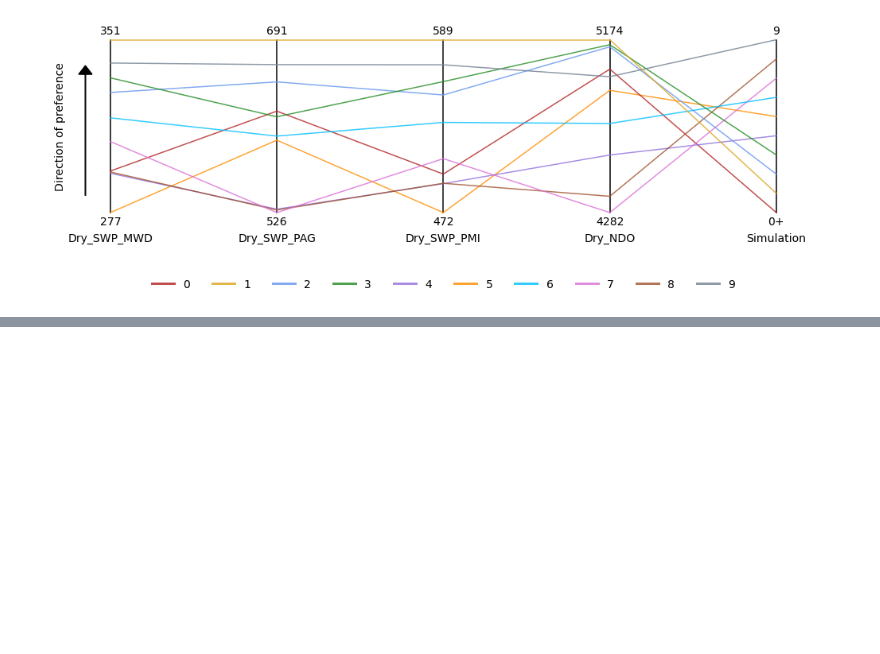
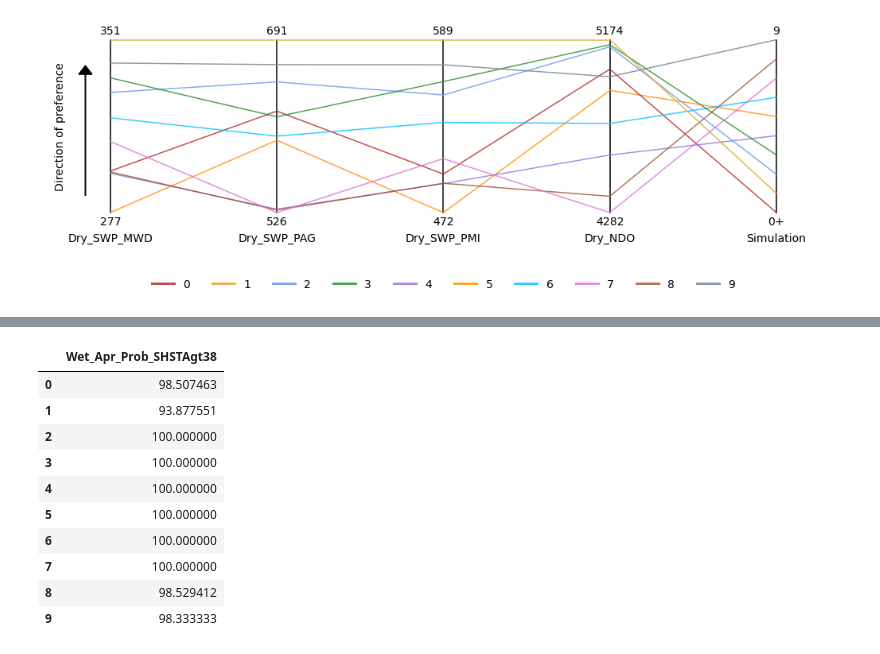
Before and after one commit to canruso/UCW_Story, a Jupyter notebook: EDA_Drought_Sequences.ipynb, the cells around one changed output, grey strips where cells are left out. Saved outputs shown, nothing was run; the diff lists cells and outputs as text; code cells hidden in the pictures; blank space fills up the shorter version.

```diff
--- a/EDA_Drought_Sequences.ipynb
+++ b/EDA_Drought_Sequences.ipynb
@@ -2229,0 +2290,24 @@ custom_parallel_coordinates(dry_metrics_swp_ndo, columns_axes=dry_metrics_swp_nd
+# %%
+temp_dfs = []
+
+for wet_df_name in df_wet_names:
+    wet_df = globals()[wet_df_name]
+    exceedance_result = exceedance_probability(wet_df, "S_SHSTA_", 3800, 4, "temp")
+    probability_value = exceedance_result.iloc[0, 0]
+    temp_df = pd.DataFrame({"Wet_Apr_Prob_SHSTAgt38": [probability_value]})
+    temp_dfs.append(temp_df)
+
+Wet_Apr_Prob_SHSTAgt38 = pd.concat(temp_dfs, ignore_index=True)
+Wet_Apr_Prob_SHSTAgt38
+# %% [output]
+|  | Wet_Apr_Prob_SHSTAgt38 |
+| 0 | 98.507463 |
+| 1 | 93.877551 |
+| 2 | 100.000000 |
+| 3 | 100.000000 |
+| 4 | 100.000000 |
+| 5 | 100.000000 |
+| 6 | 100.000000 |
+| 7 | 100.000000 |
+| 8 | 98.529412 |
+| 9 | 98.333333 |
```
Also changed, not shown: parts of 7 cells of this notebook.
